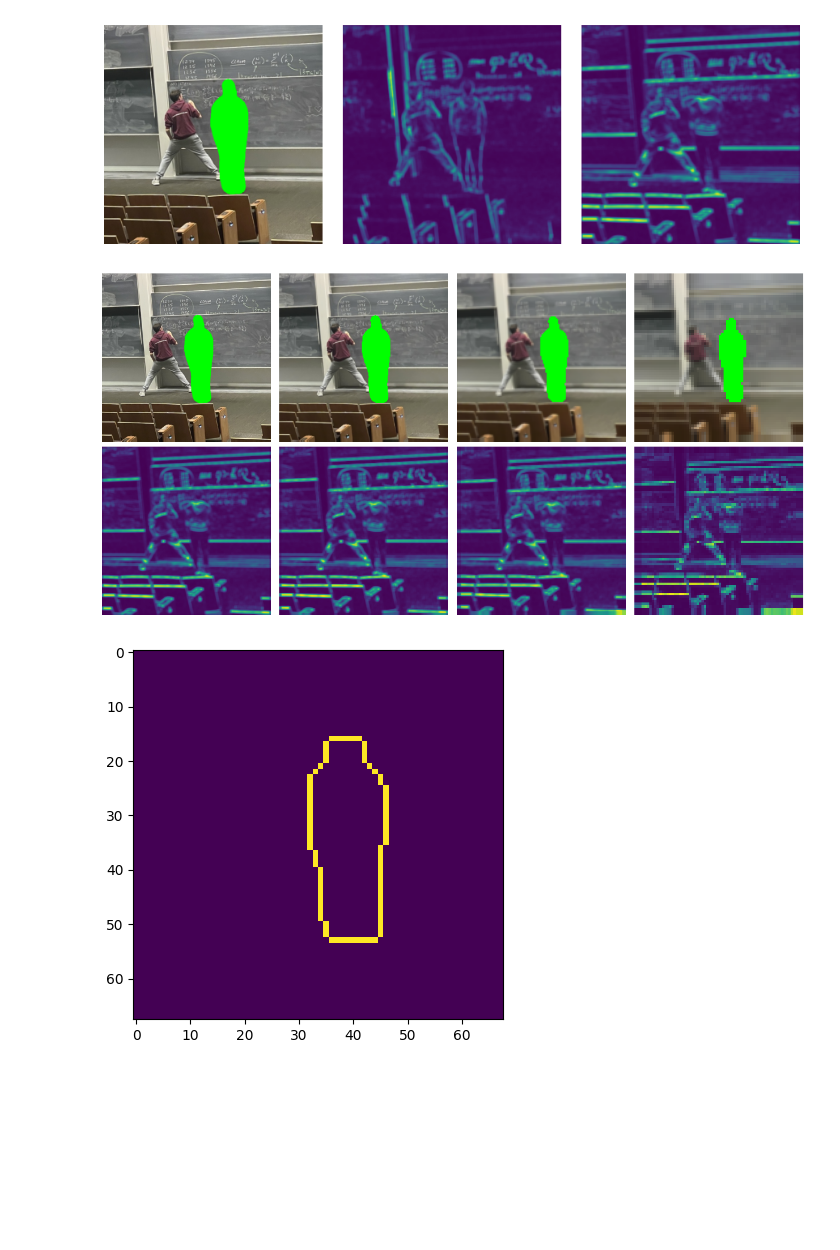
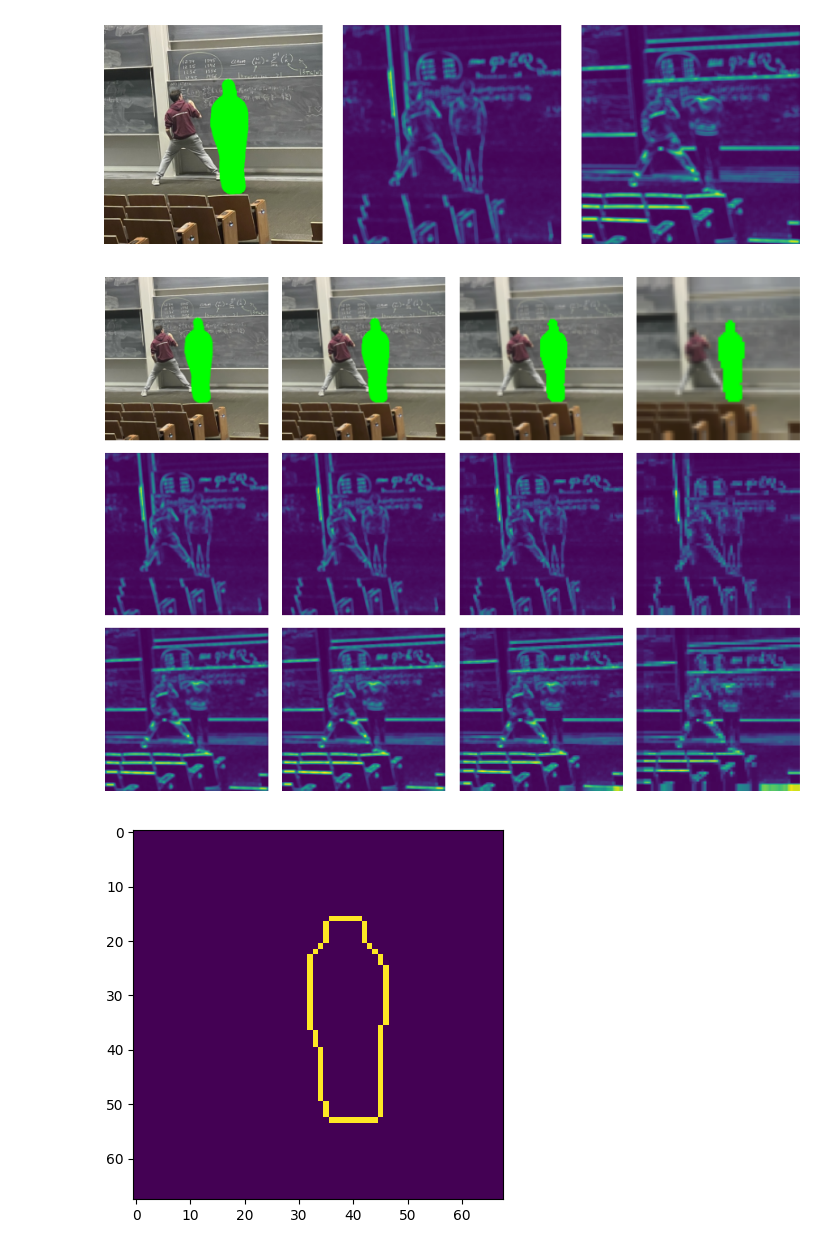
Before and after one commit to micahreich/patch-match, a Jupyter notebook: sequential/patch-match.ipynb, the cells around one changed output. Cells and saved outputs as stored; diff of their text form; code cells hidden in the pictures; blank space fills up the shorter version.

```diff
--- a/sequential/patch-match.ipynb
+++ b/sequential/patch-match.ipynb
@@ -140,38 +137,41 @@ mask_pyramid = [mask.copy()]
 
 for i in range(1, n_pyramid_levels):
     # Apply Gaussian 3x3 kernel and downsample image
     next_level_image = ndimage.gaussian_filter(image_pyramid[-1], sigma=(1, 1, 0))[::2, ::2]
     image_pyramid.append(next_level_image)
 
     # Downsample texture map
     multiplier = 2 ** i
     next_level_texture = texture_pyramid[0][::multiplier, ::multiplier]
     texture_pyramid.append(next_level_texture)
 
     # Downsample the mask using (2x2) max pooling
     # next_level_mask = ndimage.maximum_filter(mask_pyramid[-1], size=(2, 2))[::2, ::2]
     next_level_mask = mask_pyramid[-1][::2, ::2]
     mask_pyramid.append(next_level_mask)
 
 padding_width = [(HALF_SIZE, HALF_SIZE), (HALF_SIZE, HALF_SIZE), (0, 0)]
 
 for i in range(0, n_pyramid_levels):
     image_pyramid[i] = np.pad(image_pyramid[i], pad_width=padding_width, mode='edge')
     texture_pyramid[i] = np.pad(texture_pyramid[i], pad_width=padding_width, mode='edge')
-    mask_pyramid[i] = np.pad(mask_pyramid[i], pad_width=padding_width[:-1], mode='edge') # TODO: fix this to be constant?
+    mask_pyramid[i] = np.pad(mask_pyramid[i], pad_width=padding_width[:-1], mode='constant', constant_values=0)
 
-fig, axs = plt.subplots(2, len(image_pyramid), figsize=(12, 6))
-for i, (img, msk) in enumerate(zip(image_pyramid, mask_pyramid)):
+fig, axs = plt.subplots(3, len(image_pyramid), figsize=(8, 6))
+for i, (img, msk, txtr) in enumerate(zip(image_pyramid, mask_pyramid, texture_pyramid)):
     axs[0, i].imshow(masked_image(img, msk))
     axs[0, i].axis('off')
 
-    axs[1, i].imshow(texture_pyramid[i][..., 1])
+    axs[1, i].imshow(txtr[..., 0])
     axs[1, i].axis('off')
+
+    axs[2, i].imshow(txtr[..., 1])
+    axs[2, i].axis('off')
 
 plt.tight_layout()
 plt.show()
 # %% [output]
-[figure, old version]
+[figure, new version]
 # %%
 rho = 0.5
 lam = 50
```
Also changed, not shown: parts of 4 cells of this notebook.
